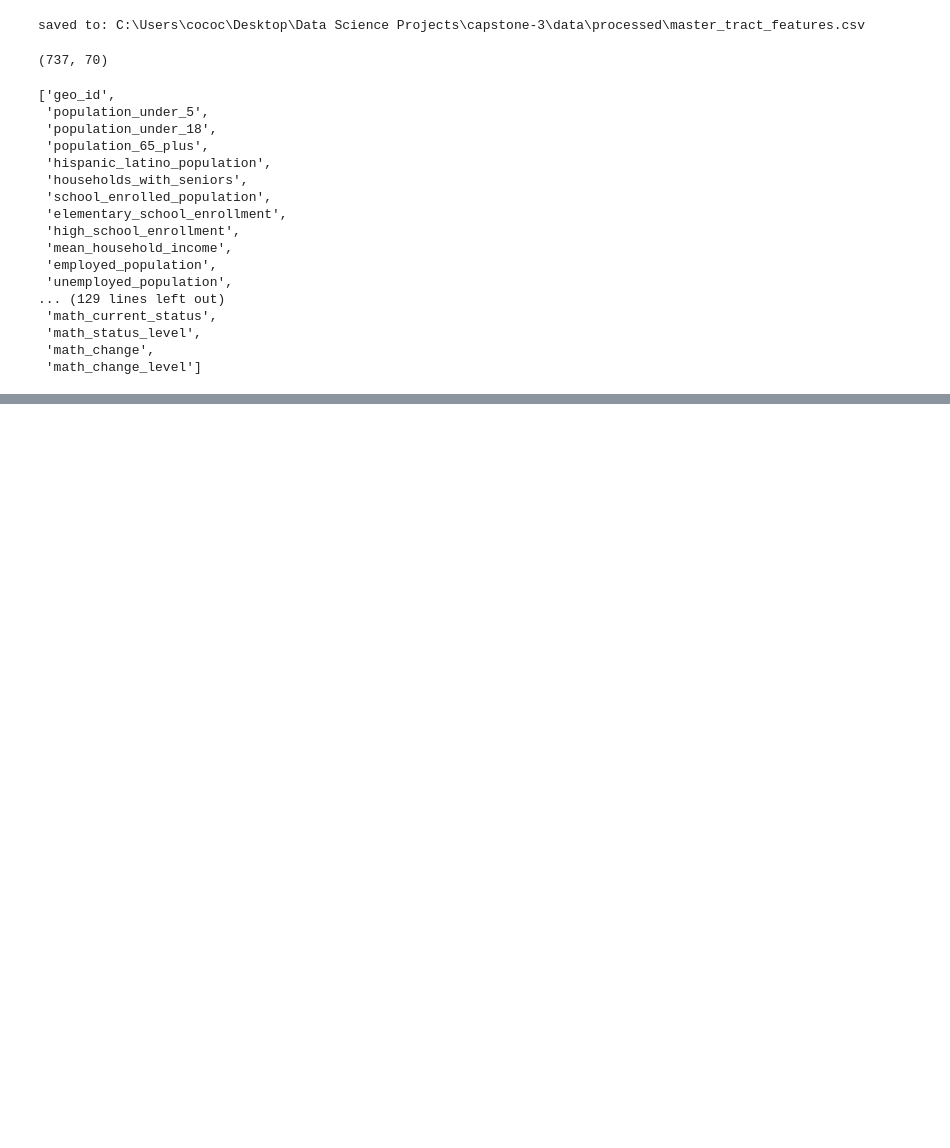
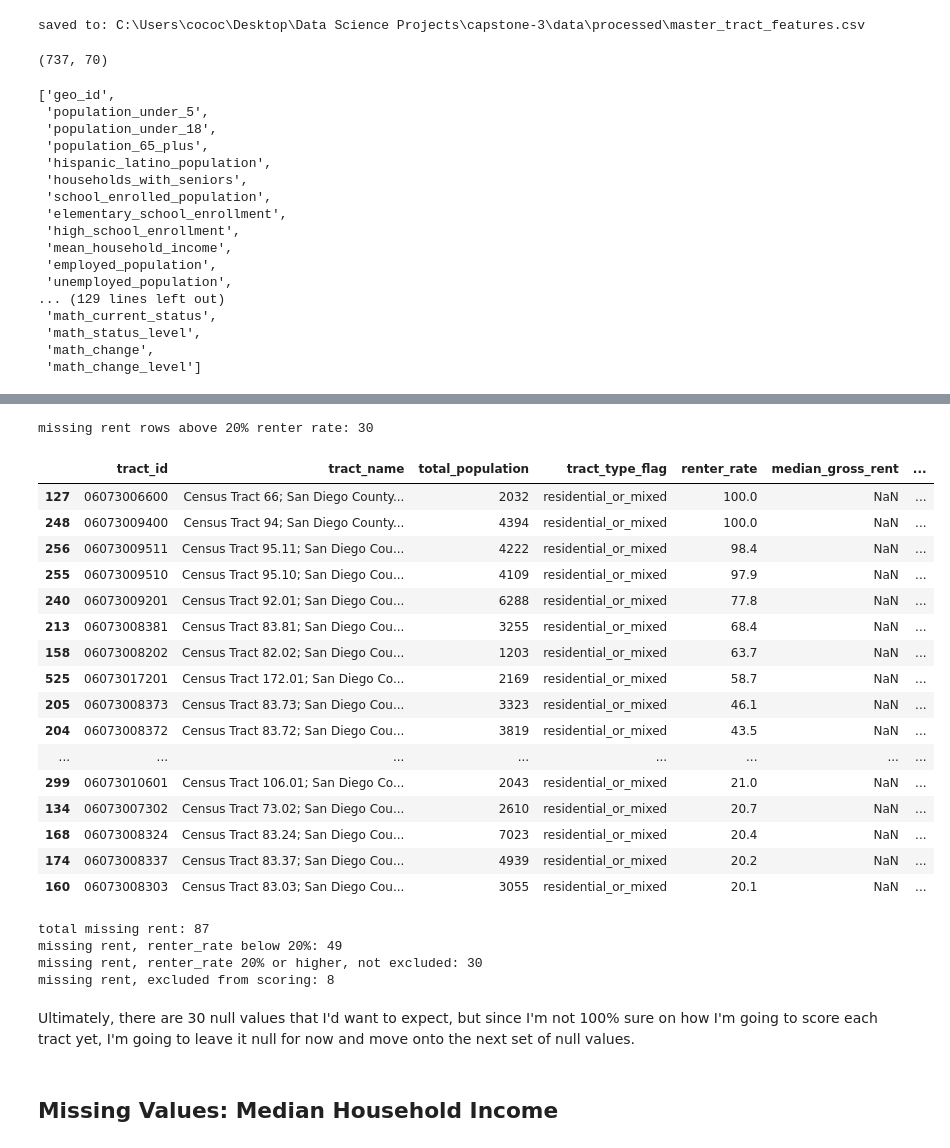
Before and after one commit to coco-martinez/san-diego-neighborhood-opportunity, a Jupyter notebook: notebooks/06_data_wrangling_final_merge.ipynb, the cells around one changed output, grey strips where cells are left out. Drawn from its saved outputs; the diff is of its cells as text; code cells hidden in the pictures; blank space fills up the shorter version.

```diff
--- a/notebooks/06_data_wrangling_final_merge.ipynb
+++ b/notebooks/06_data_wrangling_final_merge.ipynb
@@ -565,0 +842,4 @@ Renaming: Some of the column names were unclear, so I renamed them to something
+# %%
+# flagging missing rent and low renter rate
+master_final['missing_rent_flag'] = master_final['median_gross_rent'].isna().astype(int)
+master_final['low_renter_rate_flag'] = (master_final['renter_rate'] < 20).astype(int)
@@ -565,0 +857,6 @@ Renaming: Some of the column names were unclear, so I renamed them to something
+# %%
+# flagging tracts that don't fit the scoring use case
+master_final['exclude_from_scoring_flag'] = (
+    master_final['tract_type_flag'].isin([
+        'likely_institutional_or_group_quarters',
+        'likely_non_residential'])).astype(int)
@@ -565,0 +896,70 @@ Renaming: Some of the column names were unclear, so I renamed them to something
+# %%
+# checking missing rent where renter rate is 20% or higher
+# and the tract is not excluded from scoring
+missing_rent_above_20 = master_final[
+    (master_final['median_gross_rent'].isna()) &
+    (master_final['renter_rate'] >= 20) &
+    (master_final['exclude_from_scoring_flag'] == 0)].copy()
+
+print(f'missing rent rows above 20% renter rate: {missing_rent_above_20.shape[0]}')
+# %% [output]
+missing rent rows above 20% renter rate: 30
+# %%
+# reviewing remaining missing rent tracts above 20% renter rate
+missing_rent_above_20[
+    [
+        'tract_id',
+        'tract_name',
+        'total_population',
+        'tract_type_flag',
+        'renter_rate',
+        'median_gross_rent',
+        'median_household_income',
+        'poverty_rate',
+        'vacancy_rate']].sort_values(by='renter_rate', ascending=False)
+# %% [output]
+|  | tract_id | tract_name | total_population | tract_type_flag | renter_rate | median_gross_rent | ... |
+| 127 | 06073006600 | Census Tract 66; San Diego County... | 2032 | residential_or_mixed | 100.0 | NaN | ... |
+| 248 | 06073009400 | Census Tract 94; San Diego County... | 4394 | residential_or_mixed | 100.0 | NaN | ... |
+| 256 | 06073009511 | Census Tract 95.11; San Diego Cou... | 4222 | residential_or_mixed | 98.4 | NaN | ... |
+| 255 | 06073009510 | Census Tract 95.10; San Diego Cou... | 4109 | residential_or_mixed | 97.9 | NaN | ... |
+| 240 | 06073009201 | Census Tract 92.01; San Diego Cou... | 6288 | residential_or_mixed | 77.8 | NaN | ... |
+| 213 | 06073008381 | Census Tract 83.81; San Diego Cou... | 3255 | residential_or_mixed | 68.4 | NaN | ... |
+| 158 | 06073008202 | Census Tract 82.02; San Diego Cou... | 1203 | residential_or_mixed | 63.7 | NaN | ... |
+| 525 | 06073017201 | Census Tract 172.01; San Diego Co... | 2169 | residential_or_mixed | 58.7 | NaN | ... |
+| 205 | 06073008373 | Census Tract 83.73; San Diego Cou... | 3323 | residential_or_mixed | 46.1 | NaN | ... |
+| 204 | 06073008372 | Census Tract 83.72; San Diego Cou... | 3819 | residential_or_mixed | 43.5 | NaN | ... |
+| ... | ... | ... | ... | ... | ... | ... | ... |
+| 299 | 06073010601 | Census Tract 106.01; San Diego Co... | 2043 | residential_or_mixed | 21.0 | NaN | ... |
+| 134 | 06073007302 | Census Tract 73.02; San Diego Cou... | 2610 | residential_or_mixed | 20.7 | NaN | ... |
+| 168 | 06073008324 | Census Tract 83.24; San Diego Cou... | 7023 | residential_or_mixed | 20.4 | NaN | ... |
+| 174 | 06073008337 | Census Tract 83.37; San Diego Cou... | 4939 | residential_or_mixed | 20.2 | NaN | ... |
+| 160 | 06073008303 | Census Tract 83.03; San Diego Cou... | 3055 | residential_or_mixed | 20.1 | NaN | ... |
+# %%
+# checking missing rent by renter rate and scoring eligibility
+print(f'total missing rent: {master_final["median_gross_rent"].isna().sum()}')
+
+print(
+    'missing rent, renter_rate below 20%:',
+    master_final[
+        (master_final['median_gross_rent'].isna()) &
+        (master_final['renter_rate'] < 20)].shape[0])
+
+print(
+    'missing rent, renter_rate 20% or higher, not excluded:',
+    missing_rent_above_20.shape[0])
+
+print(
+    'missing rent, excluded from scoring:',
+    master_final[
+        (master_final['median_gross_rent'].isna()) &
+        (master_final['exclude_from_scoring_flag'] == 1)].shape[0])
+# %% [output]
+total missing rent: 87
+missing rent, renter_rate below 20%: 49
+missing rent, renter_rate 20% or higher, not excluded: 30
+missing rent, excluded from scoring: 8
+# %% [markdown]
+Ultimately, there are 30 null values that I'd want to expect, but since I'm not 100% sure on how I'm going to score each tract yet, I'm going to leave it null for now and move onto the next set of null values.
+# %% [markdown]
+## Missing Values: Median Household Income
```
Also changed, not shown: parts of 33 cells of this notebook, 1 other file.
